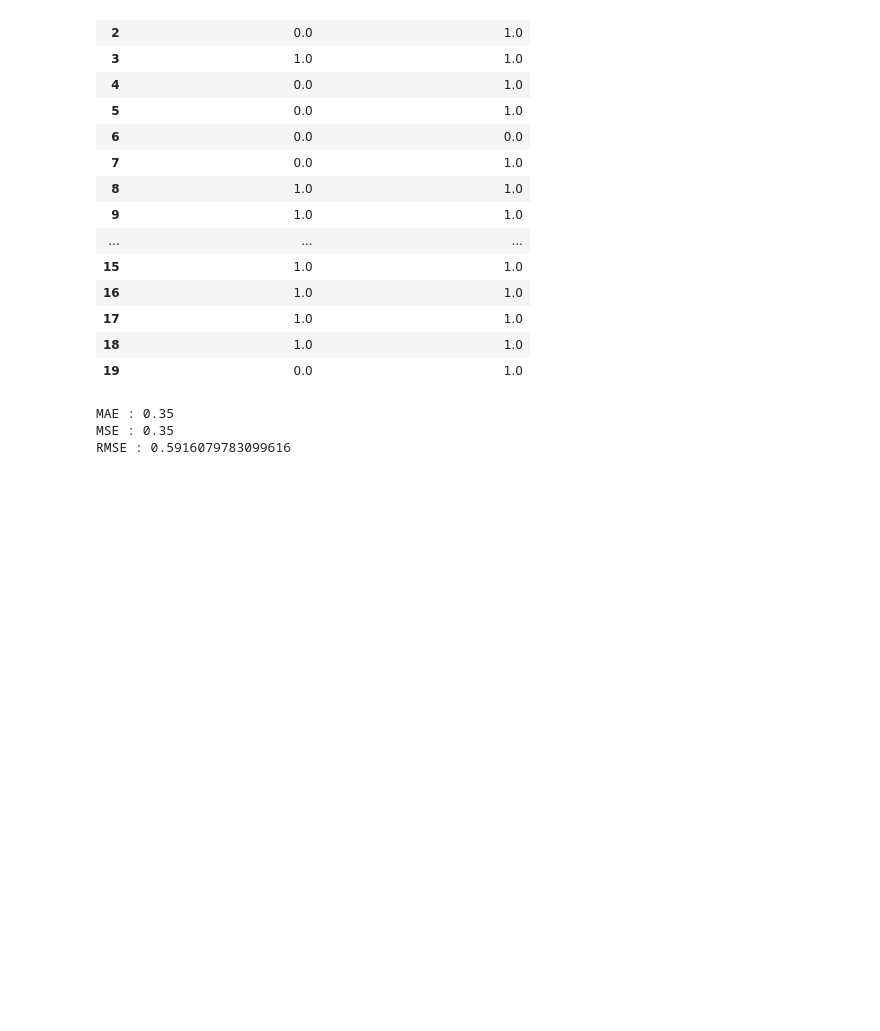
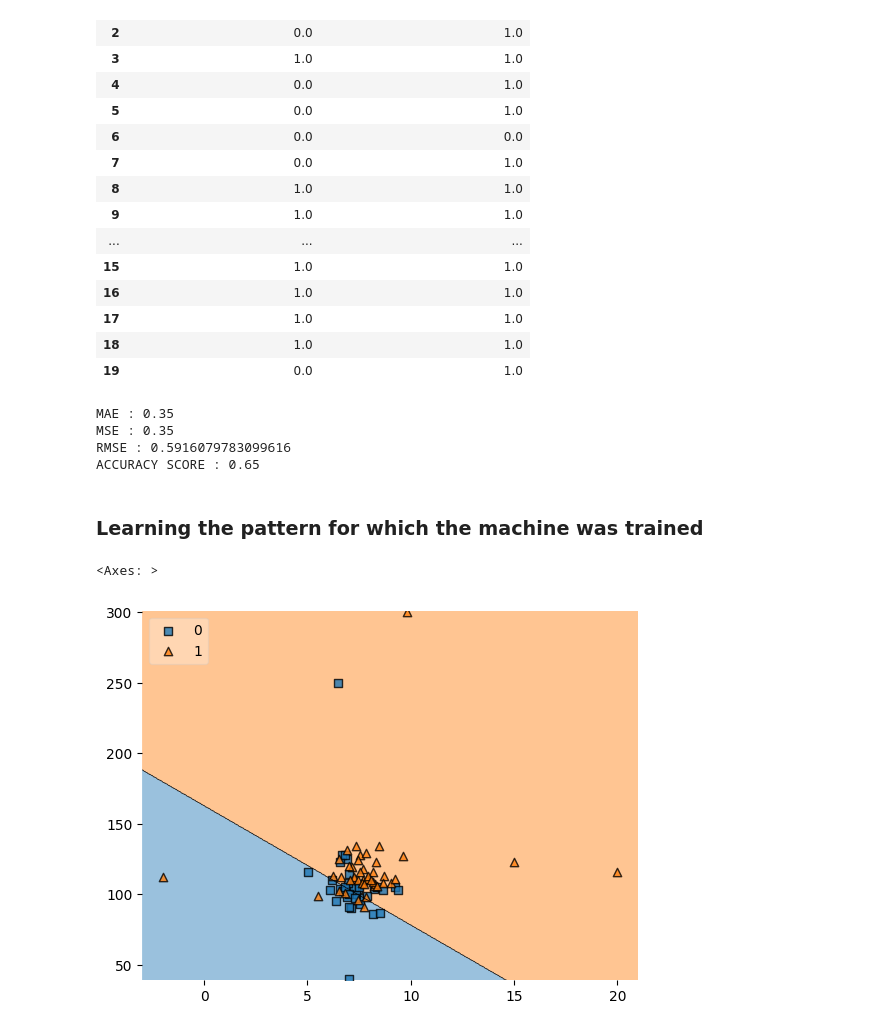
Before and after one commit to Ashura369/python, a Jupyter notebook: 1 jupyter workspace lecture/sklearn library/2 scikit learn.ipynb, the cells around one changed output. Drawn from its saved outputs; the diff is of its cells as text; code cells hidden in the pictures; blank space fills up the shorter version.

```diff
--- a/1 jupyter workspace lecture/sklearn library/2 scikit learn.ipynb
+++ b/1 jupyter workspace lecture/sklearn library/2 scikit learn.ipynb
@@ -98,8 +102,8 @@ from sklearn.linear_model import LogisticRegression
 
 
 # Features and target
-x = data_df[['cgpa', 'iq']]
-y = data_df['placement']  # 1D array is preferred for LogisticRegression
+x = data_df[['cgpa', 'iq']].values
+y = data_df['placement'].values  # 1D array is preferred for LogisticRegression
 
 # Split the data
 x_train, x_test, y_train, y_test = train_test_split(x, y, test_size=0.2, random_state=42)
@@ -113,8 +117,8 @@ y_pred = clf.predict(x_test)  # predictions will be 0 or 1 automatically
 
 # Compare actual vs predicted
 result_df = pd.DataFrame({
-    "ACTUAL OUTPUT OF y_test": y_test.values,
-    "ACQUIRED OUTPUT OF x_test": y_pred
+    "ACTUAL OUTPUT OF y_test": y_test.squeeze(),
+    "ACQUIRED OUTPUT OF x_test": y_pred.squeeze()
 })
 
 
@@ -138,13 +142,28 @@ result_df
 | 18 | 1.0 | 1.0 |
 | 19 | 0.0 | 1.0 |
 # %%
+from sklearn.metrics import accuracy_score
 mae2 = mean_absolute_error(y_test, y_pred)
 mse2 = mean_squared_error(y_test, y_pred)
+accuracy2 = accuracy_score(y_test, y_pred)
 rmse2 = np.sqrt(mse2)
 print(f"MAE : {mae2}")
 print(f"MSE : {mse2}")
 print(f"RMSE : {rmse2}")
+print(f"ACCURACY SCORE : {accuracy2}")      # closer to 1 = better fit
 # %% [output]
 MAE : 0.35
 MSE : 0.35
 RMSE : 0.5916079783099616
+ACCURACY SCORE : 0.65
+# %% [markdown]
+### Learning the pattern for which the machine was trained
+# %%
+from mlxtend.plotting import plot_decision_regions
+y_train = y_train.astype(int)       # as float values will not work on the below code, hence changing its types to integer
+
+# logistic regression line
+plot_decision_regions(x_train, y_train, clf=clf, legend=2)
+# %% [output]
+<Axes: >
+[figure, added]
```
Also changed, not shown: parts of 5 cells of this notebook, 1 other file.
